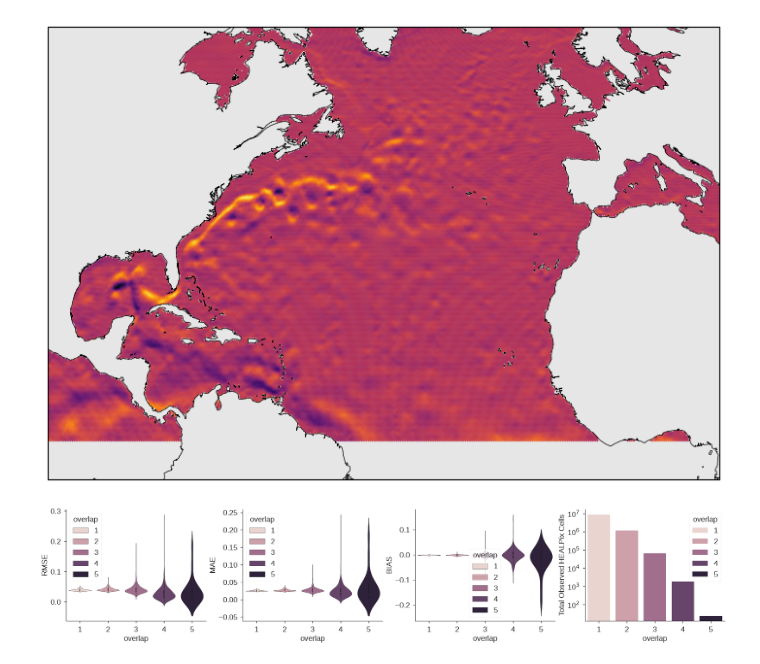
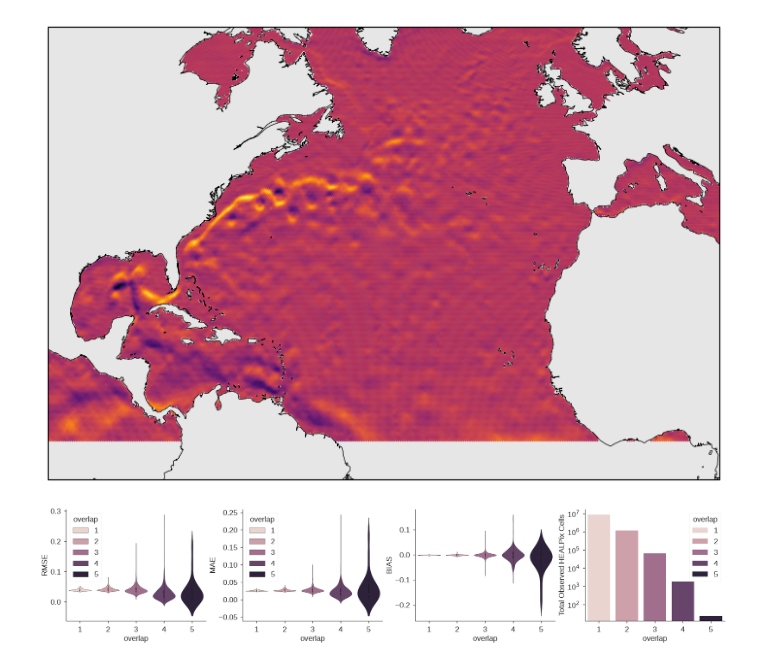
Before and after one commit to timothyas/nese, a Jupyter notebook: experimental/all-altimeter/plot_quick.ipynb, the cells around one changed output. Drawn from its saved outputs; the diff is of its cells as text; code cells hidden in the pictures.

Commit message:
no legend for bias plot

```diff
--- a/experimental/all-altimeter/plot_quick.ipynb
+++ b/experimental/all-altimeter/plot_quick.ipynb
@@ -48,30 +48,31 @@ ds = ds.squeeze()
 # %%
 reference = "jason_3"
 metrics = ["rmse", "mae", "bias"]
 ncols = len(metrics)+1
 fig, axs = plt.subplots(1, ncols, figsize=(5*ncols, 4))
 
 for metric, ax in zip(metrics, axs):
     plotme = ds[metric].sel(group=reference).to_dataset().to_dataframe()
     sns.violinplot(
         data=plotme,
         x="overlap",
         y=metric,
         hue="overlap",
         ax=ax,
+        legend=True if metric != "bias" else False,
     )
     ax.set(ylabel=metric.upper())
 
 sns.barplot(
     data=ds["n_obs"].sel(group=reference).sum("t0").to_dataset().to_dataframe(),
     x="overlap",
     y="n_obs",
     hue="overlap",
     ax=axs[-1],
 #    legend=False
 )
 axs[-1].set(yscale="log", ylabel="Total Observed HEALPix Cells")
 
 fig.savefig(f"runs/v2p1/inference-validation/figures/metrics.overlap.{reference}.jpeg", dpi=300, bbox_inches="tight")
 # %% [output]
-[figure, old version]
+[figure, new version]
```
